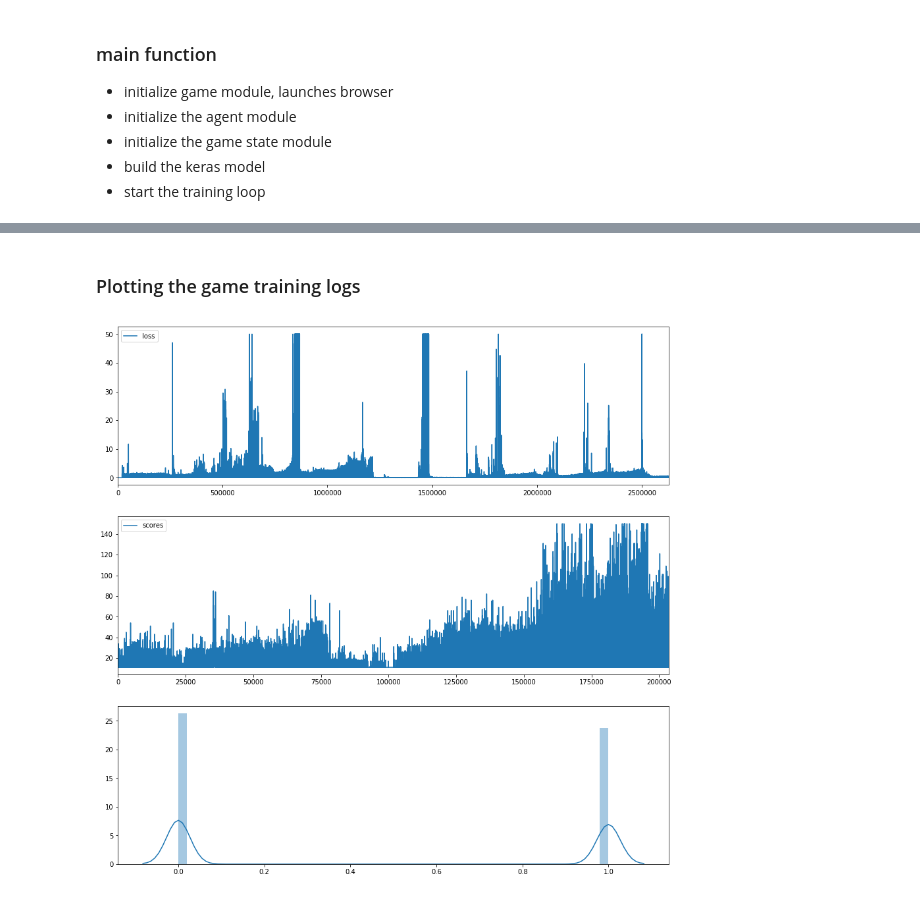
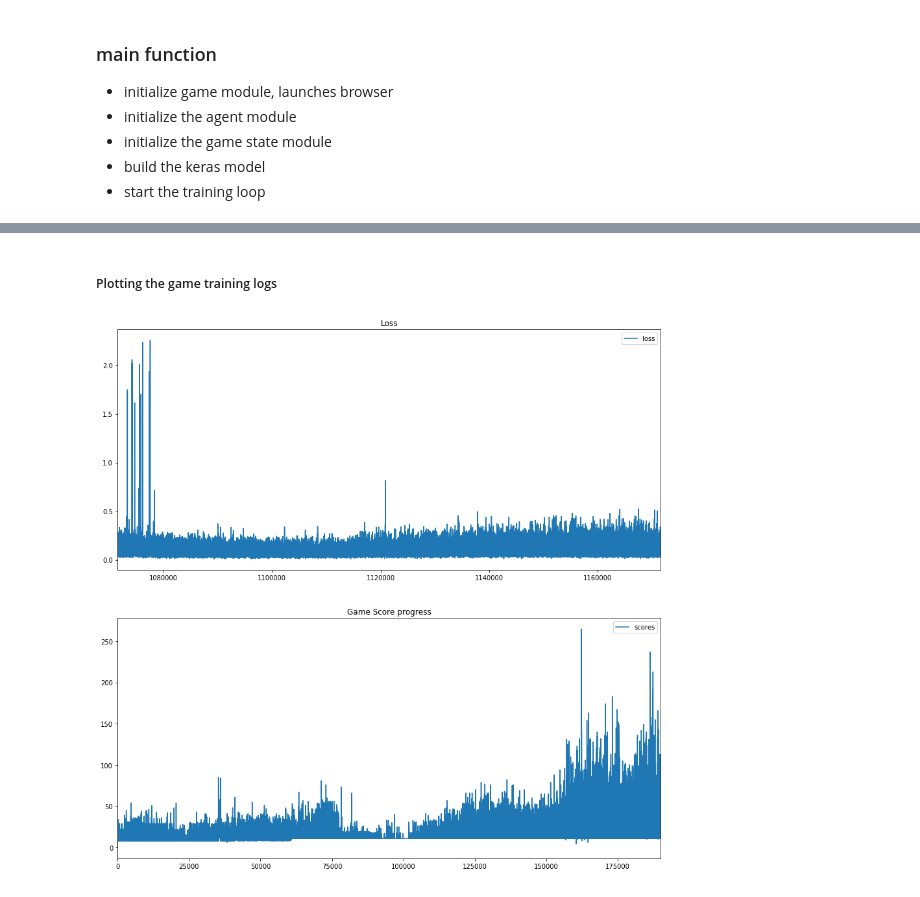
Before and after one commit to ravi72munde/Chrome-Dino-Reinforcement-Learning, a Jupyter notebook: Reinforcement Learning Dino Run.ipynb, the cells around one changed output, grey strips where cells are left out. Drawn from its saved outputs; the diff is of its cells as text; code cells hidden in the pictures.

```diff
--- a/Reinforcement Learning Dino Run.ipynb
+++ b/Reinforcement Learning Dino Run.ipynb
@@ -465,17 +485,19 @@ TIMESTEP 1778185 / STATE train / EPSILON 0.0001 / ACTION 0 / REWARD 0.1200000000
 # %% [markdown]
-### Plotting the game training logs
+##### Plotting the game training logs
 # %%
-%matplotlib inline
 def show_plots():
-    fig, axs = plt.subplots(ncols=1,nrows =3,figsize=(15,15))
-    loss_df = pd.read_csv("./objects/loss_df.csv").clip(0,50)
-    scores_df = pd.read_csv("./objects/scores_df.csv").clip(11,150)
-    actions_df = pd.read_csv("./objects/actions_df.csv")
+    fig, axs = plt.subplots(ncols=1,nrows =2,figsize=(15,15))
+    axs[0].set_title('Loss')
+    axs[1].set_title('Game Score progress')
+    loss_df = pd.read_csv("./objects/loss_df.csv").clip(0,50).tail(100000)
+    scores_df = pd.read_csv("./objects/scores_df.csv").head(190000)
+
+    actions_df = pd.read_csv("./objects/actions_df.csv").tail(100000)
     loss_df['loss'] = loss_df['loss'].astype('float')
     loss_df.plot(use_index=True,ax=axs[0])
     scores_df.plot(ax=axs[1])
-    sns.distplot(actions_df,ax=axs[2])
+#     sns.distplot(actions_df,ax=axs[2])
     imgg = fig.canvas.draw()
 show_plots()
 # %% [output]
-[figure, old version]
+[figure, new version]
```
Also changed, not shown: parts of 16 cells of this notebook, 2 other files.
